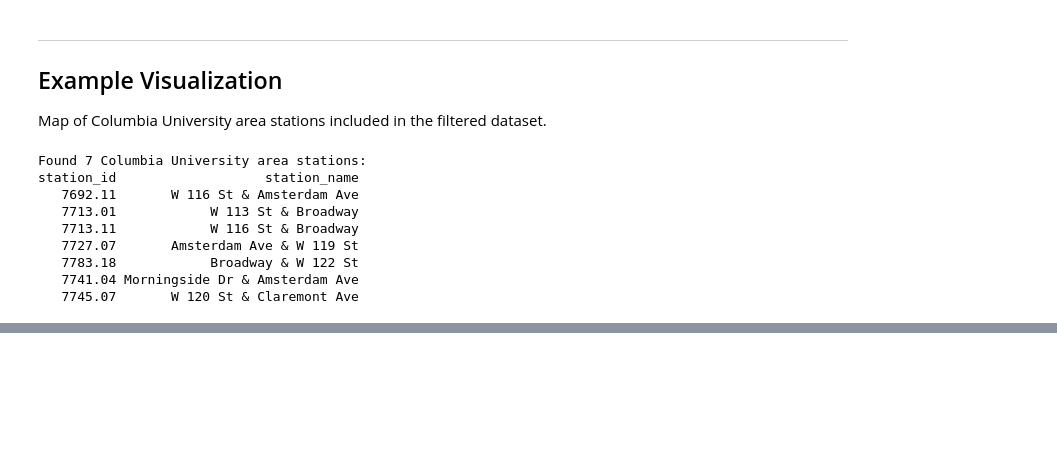
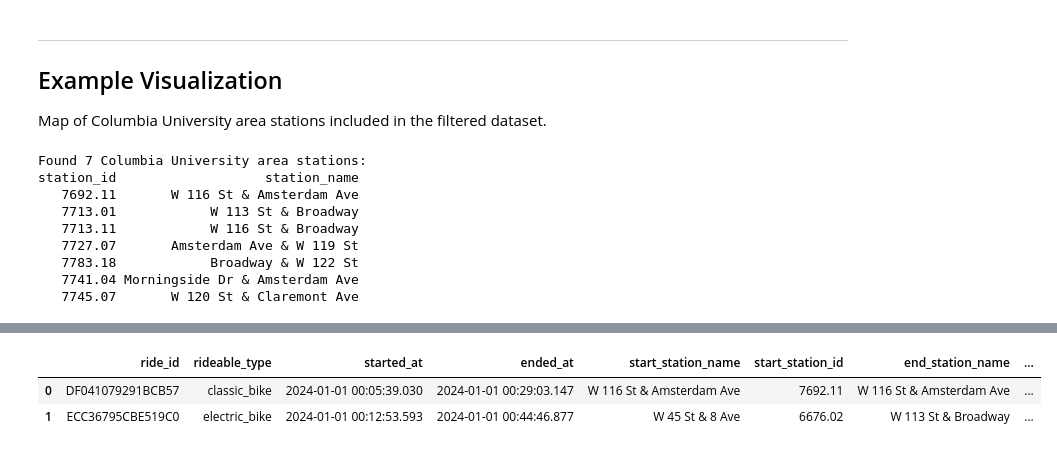
Before and after one commit to andrewsuh98/da-project-citibike, a Jupyter notebook: notebooks/Afroditi-analysis.ipynb, the cells around one changed output, grey strips where cells are left out. Saved outputs shown, nothing was run; the diff lists cells and outputs as text; code cells hidden in the pictures; blank space fills up the shorter version.

```diff
--- a/notebooks/Afroditi-analysis.ipynb
+++ b/notebooks/Afroditi-analysis.ipynb
@@ -149,0 +282,6 @@ Add your analysis below.
+# %%
+df.head(2)
+# %% [output]
+|  | ride_id | rideable_type | started_at | ended_at | start_station_name | start_station_id | end_station_name | ... |
+| 0 | DF041079291BCB57 | classic_bike | 2024-01-01 00:05:39.030 | 2024-01-01 00:29:03.147 | W 116 St & Amsterdam Ave | 7692.11 | W 116 St & Amsterdam Ave | ... |
+| 1 | ECC36795CBE519C0 | electric_bike | 2024-01-01 00:12:53.593 | 2024-01-01 00:44:46.877 | W 45 St & 8 Ave | 6676.02 | W 113 St & Broadway | ... |
```
Also changed, not shown: parts of 18 cells of this notebook, 1 other file.
